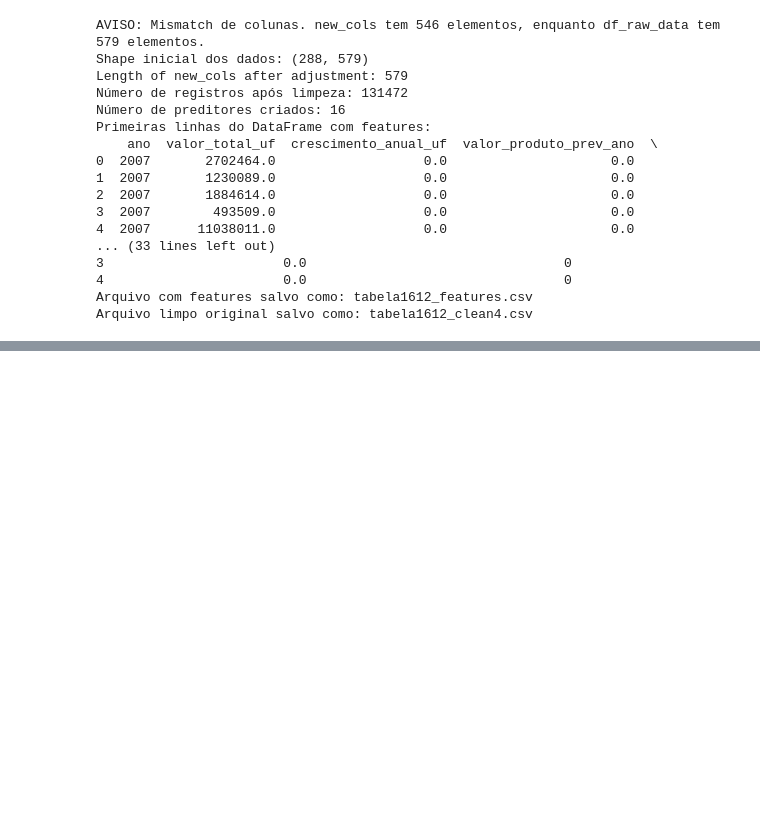
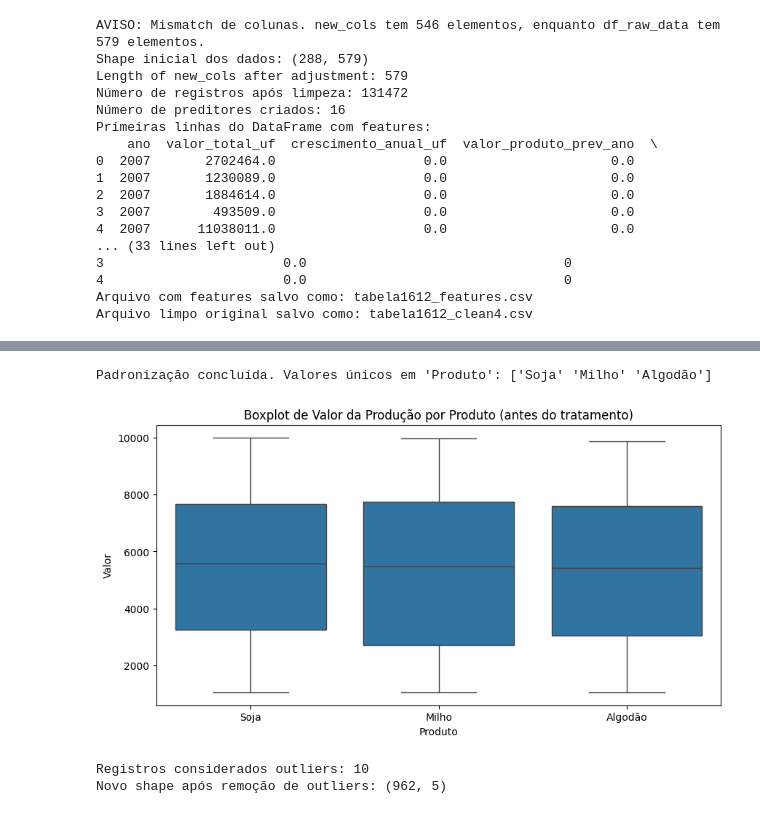
Before and after one commit to carolinayumifujii/OPT004-TrabalhoFinal, a Jupyter notebook: codigo.ipynb, the cells around one changed output, grey strips where cells are left out. Drawn from its saved outputs; the diff is of its cells as text; code cells hidden in the pictures; blank space fills up the shorter version.

```diff
--- a/codigo.ipynb
+++ b/codigo.ipynb
@@ -332,0 +470,12 @@ Arquivo limpo original salvo como: tabela1612_clean4.csv
+# %%
+import pandas as pd
+import numpy as np
+import duckdb
+import matplotlib.pyplot as plt
+import seaborn as sns
+
+# Carregar dataset integrado
+df = pd.read_csv("tabela1612_enriched_real_step2.csv")
+
+print("Dimensão inicial:", df.shape)
+df.info()
@@ -332,0 +506,7 @@ Arquivo limpo original salvo como: tabela1612_clean4.csv
+# %%
+# Estratégia: preencher PIB faltante com a média do próprio estado
+df['PIB_Per_Capita_UF_Mean'] = df.groupby('UF')['PIB_Per_Capita_UF_Mean'].transform(lambda x: x.fillna(x.mean()))
+
+# Verificar novamente
+print("Valores nulos após imputação:")
+print(df.isna().sum())
@@ -332,0 +521,29 @@ Arquivo limpo original salvo como: tabela1612_clean4.csv
+# %%
+df['UF'] = df['UF'].str.strip().str.title()
+df['Produto'] = df['Produto'].str.strip().str.title()
+df['Ano'] = df['Ano'].astype(int)
+df['Valor'] = df['Valor'].astype(float)
+
+print("Padronização concluída. Valores únicos em 'Produto':", df['Produto'].unique())
+# %% [output]
+Padronização concluída. Valores únicos em 'Produto': ['Soja' 'Milho' 'Algodão']
+# %%
+plt.figure(figsize=(10, 5))
+sns.boxplot(x='Produto', y='Valor', data=df)
+plt.title("Boxplot de Valor da Produção por Produto (antes do tratamento)")
+plt.show()
+# %% [output]
+[figure, added]
+# %%
+# Limite superior de outliers
+limite_superior = df['Valor'].quantile(0.99)
+
+# Contar e remover outliers
+outliers = df[df['Valor'] > limite_superior]
+print("Registros considerados outliers:", len(outliers))
+
+df = df[df['Valor'] <= limite_superior]
+print("Novo shape após remoção de outliers:", df.shape)
+# %% [output]
+Registros considerados outliers: 10
+Novo shape após remoção de outliers: (962, 5)
```
Also changed, not shown: parts of 35 cells of this notebook, 8 other files.
